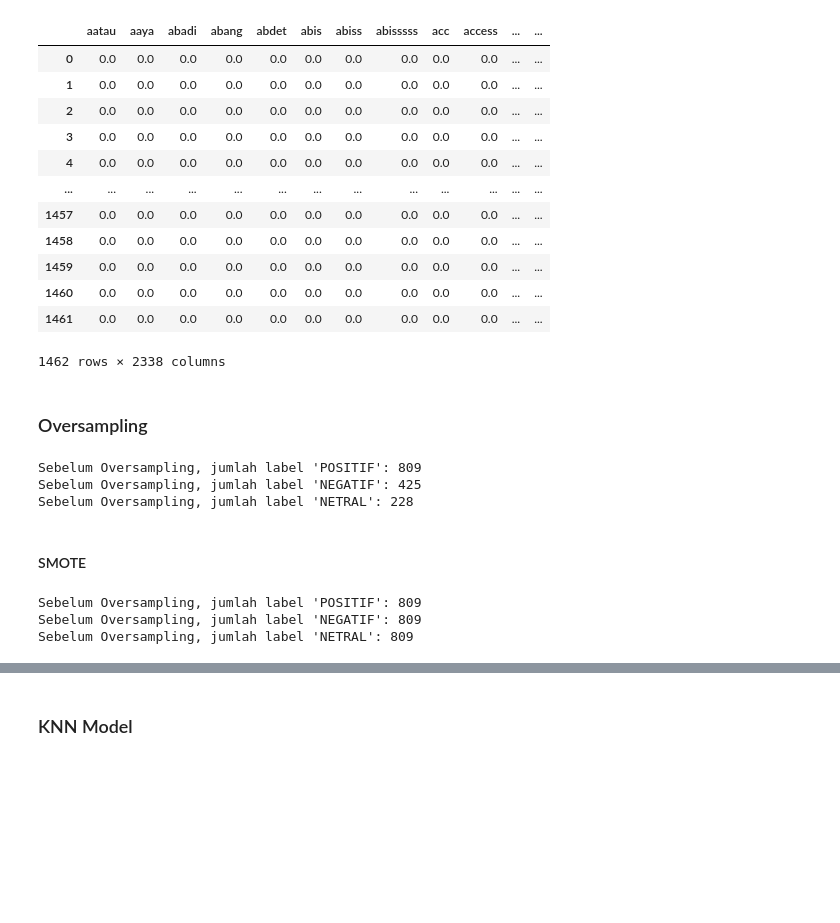
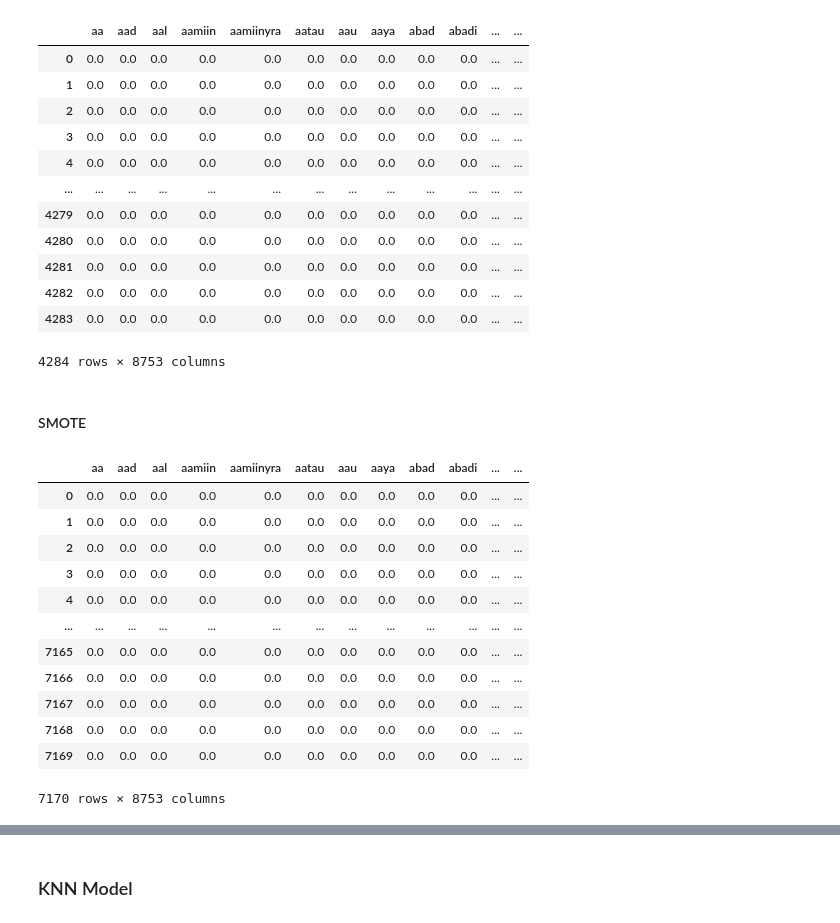
Before and after one commit to ardwiinoo/knn-sentiment-analysis, a Jupyter notebook: notebook/modeling.ipynb, the cells around one changed output, grey strips where cells are left out. Saved outputs shown, nothing was run; the diff lists cells and outputs as text; code cells hidden in the pictures; blank space fills up the shorter version.

```diff
--- a/notebook/modeling.ipynb
+++ b/notebook/modeling.ipynb
@@ -1,32 +1,22 @@
 # %%
 import pandas as pd
 # %%
-data_latih = pd.read_csv('../output/tf-idf/dataset_digital_bank_indo_clean_extract.csv', encoding='utf-8')
+data_latih = pd.read_csv('../output/tf-idf/dataset_merge_clean_extract_fix.csv', encoding='utf-8')
 data_latih
 # %% [output]
-|  | aatau | aaya | abadi | abang | abdet | abis | abiss | abisssss | acc | access | ... | ... |
+|  | aa | aad | aal | aamiin | aamiinyra | aatau | aau | aaya | abad | abadi | ... | ... |
 | 0 | 0.0 | 0.0 | 0.0 | 0.0 | 0.0 | 0.0 | 0.0 | 0.0 | 0.0 | 0.0 | ... | ... |
 | 1 | 0.0 | 0.0 | 0.0 | 0.0 | 0.0 | 0.0 | 0.0 | 0.0 | 0.0 | 0.0 | ... | ... |
 | 2 | 0.0 | 0.0 | 0.0 | 0.0 | 0.0 | 0.0 | 0.0 | 0.0 | 0.0 | 0.0 | ... | ... |
 | 3 | 0.0 | 0.0 | 0.0 | 0.0 | 0.0 | 0.0 | 0.0 | 0.0 | 0.0 | 0.0 | ... | ... |
 | 4 | 0.0 | 0.0 | 0.0 | 0.0 | 0.0 | 0.0 | 0.0 | 0.0 | 0.0 | 0.0 | ... | ... |
 | ... | ... | ... | ... | ... | ... | ... | ... | ... | ... | ... | ... | ... |
-| 1457 | 0.0 | 0.0 | 0.0 | 0.0 | 0.0 | 0.0 | 0.0 | 0.0 | 0.0 | 0.0 | ... | ... |
-| 1458 | 0.0 | 0.0 | 0.0 | 0.0 | 0.0 | 0.0 | 0.0 | 0.0 | 0.0 | 0.0 | ... | ... |
-| 1459 | 0.0 | 0.0 | 0.0 | 0.0 | 0.0 | 0.0 | 0.0 | 0.0 | 0.0 | 0.0 | ... | ... |
-| 1460 | 0.0 | 0.0 | 0.0 | 0.0 | 0.0 | 0.0 | 0.0 | 0.0 | 0.0 | 0.0 | ... | ... |
-| 1461 | 0.0 | 0.0 | 0.0 | 0.0 | 0.0 | 0.0 | 0.0 | 0.0 | 0.0 | 0.0 | ... | ... |
+| 4279 | 0.0 | 0.0 | 0.0 | 0.0 | 0.0 | 0.0 | 0.0 | 0.0 | 0.0 | 0.0 | ... | ... |
+| 4280 | 0.0 | 0.0 | 0.0 | 0.0 | 0.0 | 0.0 | 0.0 | 0.0 | 0.0 | 0.0 | ... | ... |
+| 4281 | 0.0 | 0.0 | 0.0 | 0.0 | 0.0 | 0.0 | 0.0 | 0.0 | 0.0 | 0.0 | ... | ... |
+| 4282 | 0.0 | 0.0 | 0.0 | 0.0 | 0.0 | 0.0 | 0.0 | 0.0 | 0.0 | 0.0 | ... | ... |
+| 4283 | 0.0 | 0.0 | 0.0 | 0.0 | 0.0 | 0.0 | 0.0 | 0.0 | 0.0 | 0.0 | ... | ... |
-1462 rows × 2338 columns
+4284 rows × 8753 columns
-# %% [markdown]
-### Oversampling
-# %%
-print("Sebelum Oversampling, jumlah label 'POSITIF': {}".format(sum(data_latih['sentimen'] == 'positif')))
-print("Sebelum Oversampling, jumlah label 'NEGATIF': {} ".format(sum(data_latih['sentimen'] == 'negatif')))
-print("Sebelum Oversampling, jumlah label 'NETRAL': {} ".format(sum(data_latih['sentimen'] == 'netral')))
-# %% [output]
-Sebelum Oversampling, jumlah label 'POSITIF': 809
-Sebelum Oversampling, jumlah label 'NEGATIF': 425
-Sebelum Oversampling, jumlah label 'NETRAL': 228
 # %% [markdown]
 #### SMOTE
 # %%
@@ -42,9 +32,19 @@ sm = SMOTE(sampling_strategy='auto', random_state=42)
 X_res, y_res = sm.fit_resample(X, y)
-# %%
-print("Sebelum Oversampling, jumlah label 'POSITIF': {}".format(sum(y_res == 'positif')))
-print("Sebelum Oversampling, jumlah label 'NEGATIF': {} ".format(sum(y_res == 'negatif')))
-print("Sebelum Oversampling, jumlah label 'NETRAL': {} ".format(sum(y_res == 'netral')))
-# %% [output]
-Sebelum Oversampling, jumlah label 'POSITIF': 809
-Sebelum Oversampling, jumlah label 'NEGATIF': 809
-Sebelum Oversampling, jumlah label 'NETRAL': 809
+# %%
+X_res_df = pd.DataFrame(X_res)
+X_res_df['sentimen'] = y_res
+X_res_df
+# %% [output]
+|  | aa | aad | aal | aamiin | aamiinyra | aatau | aau | aaya | abad | abadi | ... | ... |
+| 0 | 0.0 | 0.0 | 0.0 | 0.0 | 0.0 | 0.0 | 0.0 | 0.0 | 0.0 | 0.0 | ... | ... |
+| 1 | 0.0 | 0.0 | 0.0 | 0.0 | 0.0 | 0.0 | 0.0 | 0.0 | 0.0 | 0.0 | ... | ... |
+| 2 | 0.0 | 0.0 | 0.0 | 0.0 | 0.0 | 0.0 | 0.0 | 0.0 | 0.0 | 0.0 | ... | ... |
+| 3 | 0.0 | 0.0 | 0.0 | 0.0 | 0.0 | 0.0 | 0.0 | 0.0 | 0.0 | 0.0 | ... | ... |
+| 4 | 0.0 | 0.0 | 0.0 | 0.0 | 0.0 | 0.0 | 0.0 | 0.0 | 0.0 | 0.0 | ... | ... |
+| ... | ... | ... | ... | ... | ... | ... | ... | ... | ... | ... | ... | ... |
+| 7165 | 0.0 | 0.0 | 0.0 | 0.0 | 0.0 | 0.0 | 0.0 | 0.0 | 0.0 | 0.0 | ... | ... |
+| 7166 | 0.0 | 0.0 | 0.0 | 0.0 | 0.0 | 0.0 | 0.0 | 0.0 | 0.0 | 0.0 | ... | ... |
+| 7167 | 0.0 | 0.0 | 0.0 | 0.0 | 0.0 | 0.0 | 0.0 | 0.0 | 0.0 | 0.0 | ... | ... |
+| 7168 | 0.0 | 0.0 | 0.0 | 0.0 | 0.0 | 0.0 | 0.0 | 0.0 | 0.0 | 0.0 | ... | ... |
+| 7169 | 0.0 | 0.0 | 0.0 | 0.0 | 0.0 | 0.0 | 0.0 | 0.0 | 0.0 | 0.0 | ... | ... |
+7170 rows × 8753 columns
```
Also changed, not shown: parts of 10 cells of this notebook.
